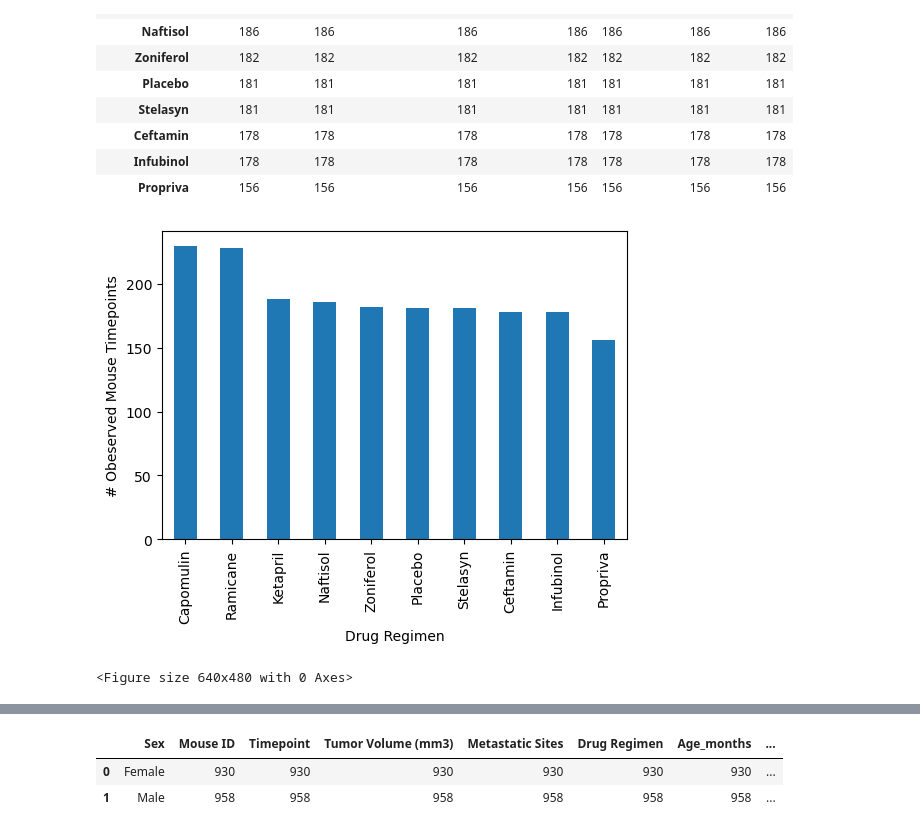
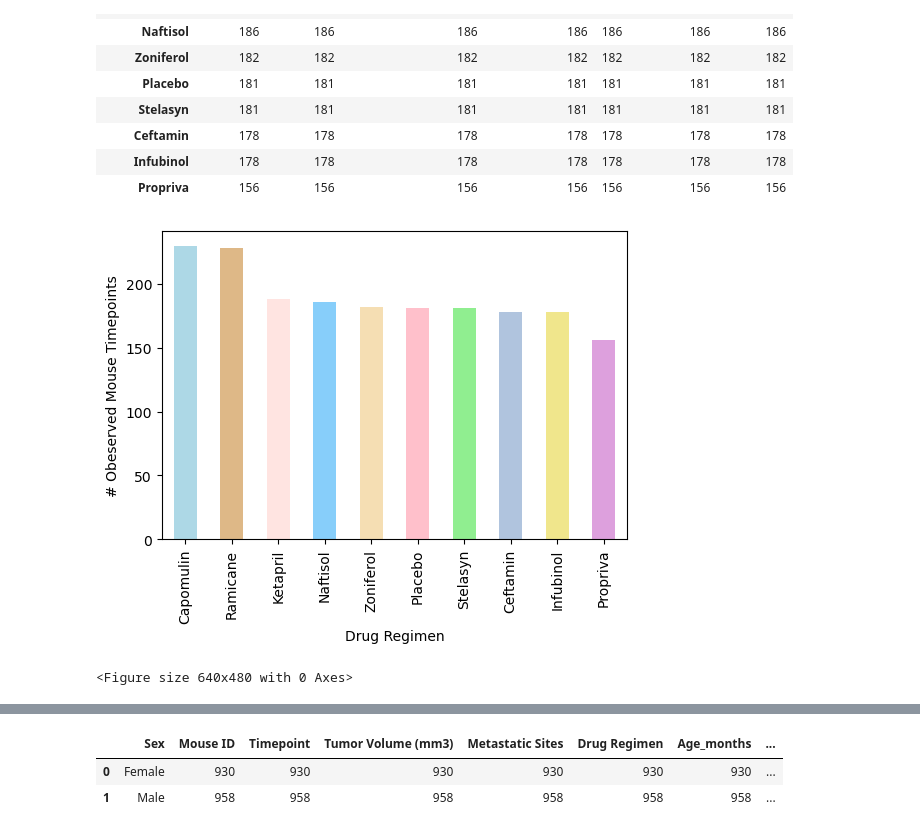
Before and after one commit to EkRanga/DataVisPharmaDrug, a Jupyter notebook: pymaceuticals_starter.ipynb, the cells around one changed output, grey strips where cells are left out. Drawn from its saved outputs; the diff is of its cells as text; code cells hidden in the pictures.

```diff
--- a/pymaceuticals_starter.ipynb
+++ b/pymaceuticals_starter.ipynb
@@ -170,14 +170,15 @@ drug_regimen_type
 | Propriva | 156 | 156 | 156 | 156 | 156 | 156 | 156 |
 # %%
 # Generate a bar plot showing the total number of rows (Mouse ID/Timepoints) for each drug regimen using pyplot.
-count_chart = drug_regimen_type["Timepoint"].plot(kind='bar', figsize=(6,4))
+
+count_chart = drug_regimen_type["Timepoint"].plot(kind='bar', figsize=(6,4), color = ["lightblue", "burlywood", "mistyrose", "lightskyblue", "wheat", "pink", "lightgreen", "lightsteelblue", "khaki", "plum"])
 
 # # # Set the xlabel and ylabel using class methods
 count_chart.set_xlabel("Drug Regimen")
 count_chart.set_ylabel("# Obeserved Mouse Timepoints")
 
 plt.show()
 plt.tight_layout()
 # %% [output]
-[figure, old version]
+[figure, new version]
 <Figure size 640x480 with 0 Axes>
```
Also changed, not shown: parts of 5 cells of this notebook, 3 other files.
